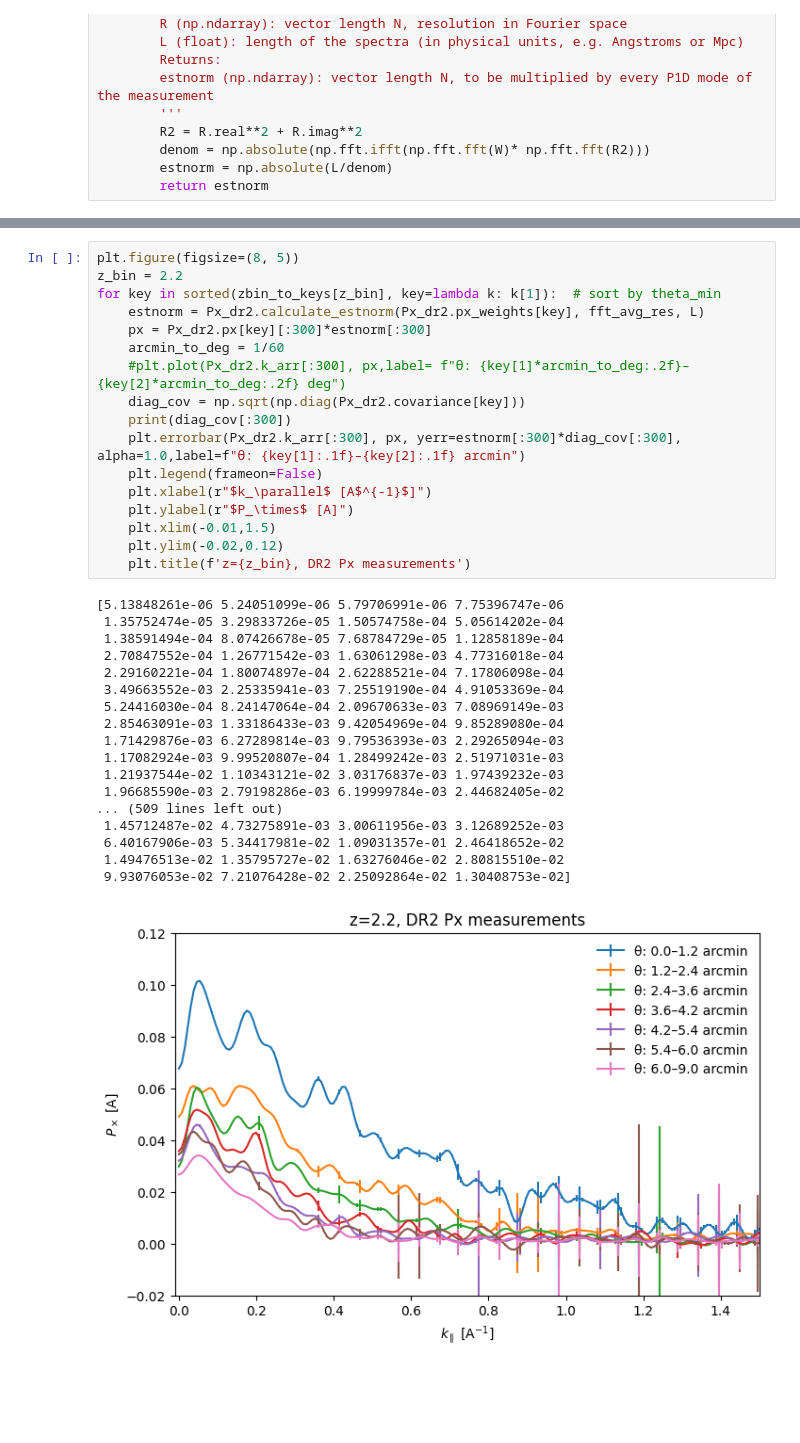
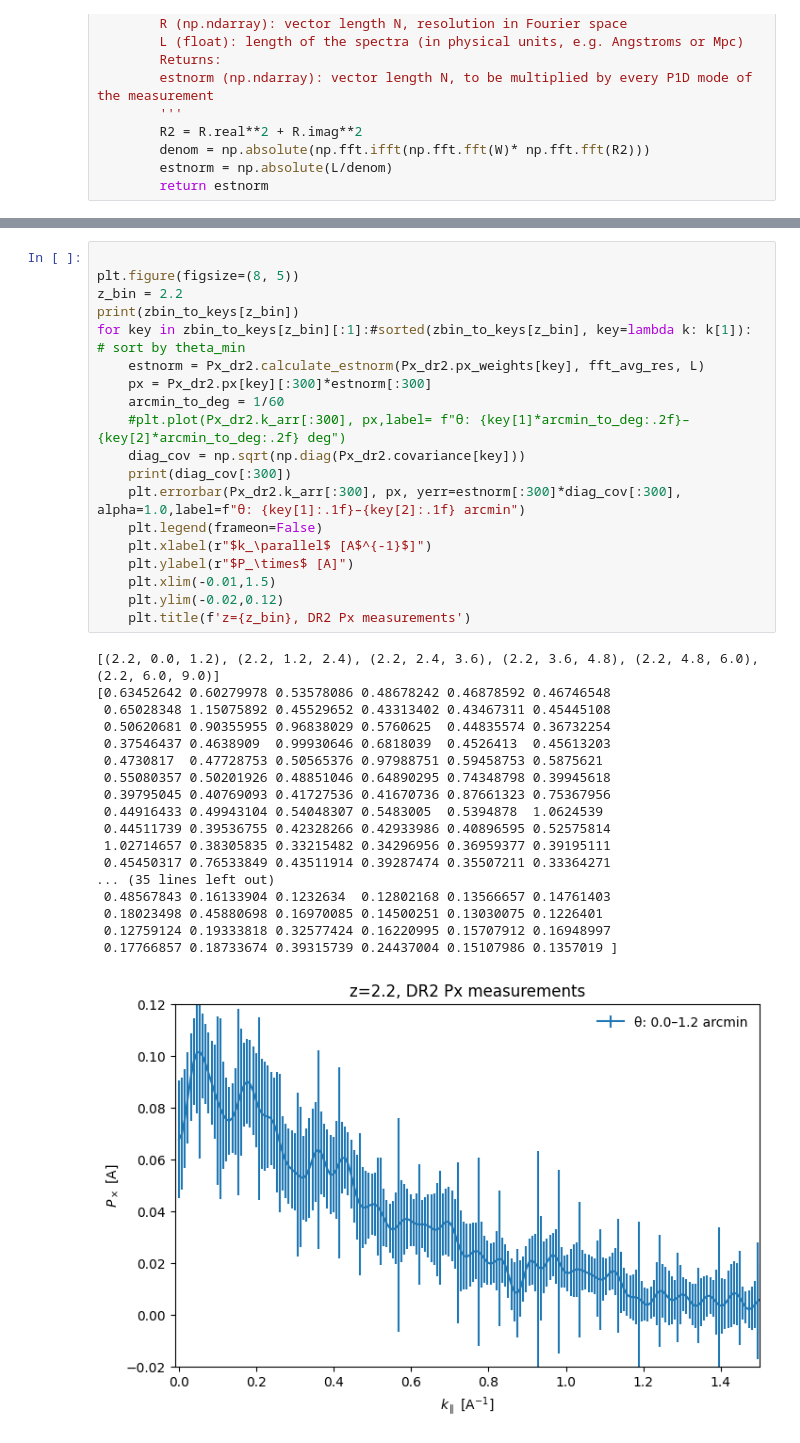
Before and after one commit to sindhusatyavolu/Lya_Px, a Jupyter notebook: notebooks/compare_Gaussian_skewers.ipynb, the cells around one changed output, grey strips where cells are left out. Saved outputs shown, nothing was run; the diff lists cells and outputs as text; blank space fills up the shorter version.

```diff
--- a/notebooks/compare_Gaussian_skewers.ipynb
+++ b/notebooks/compare_Gaussian_skewers.ipynb
@@ -428,36 +427,38 @@ Text(0.5, 1.0, 'Covariance matrix of Px measurements for z=2.2, θ=0–0.02 deg'
 # %%
+
 plt.figure(figsize=(8, 5))
 z_bin = 2.2
-for key in sorted(zbin_to_keys[z_bin], key=lambda k: k[1]):  # sort by theta_min
+print(zbin_to_keys[z_bin])
+for key in zbin_to_keys[z_bin][:1]:#sorted(zbin_to_keys[z_bin], key=lambda k: k[1]):  # sort by theta_min
     estnorm = Px_dr2.calculate_estnorm(Px_dr2.px_weights[key], fft_avg_res, L)
     px = Px_dr2.px[key][:300]*estnorm[:300]
     arcmin_to_deg = 1/60
     #plt.plot(Px_dr2.k_arr[:300], px,label= f"θ: {key[1]*arcmin_to_deg:.2f}–{key[2]*arcmin_to_deg:.2f} deg")
     diag_cov = np.sqrt(np.diag(Px_dr2.covariance[key]))
     print(diag_cov[:300])
     plt.errorbar(Px_dr2.k_arr[:300], px, yerr=estnorm[:300]*diag_cov[:300], alpha=1.0,label=f"θ: {key[1]:.1f}–{key[2]:.1f} arcmin")
     plt.legend(frameon=False)
     plt.xlabel(r"$k_\parallel$ [A$^{-1}$]")
     plt.ylabel(r"$P_\times$ [A]")
     plt.xlim(-0.01,1.5)
     plt.ylim(-0.02,0.12)
     plt.title(f'z={z_bin}, DR2 Px measurements')
 # %% [output]
-[5.13848261e-06 5.24051099e-06 5.79706991e-06 7.75396747e-06
- 1.35752474e-05 3.29833726e-05 1.50574758e-04 5.05614202e-04
- 1.38591494e-04 8.07426678e-05 7.68784729e-05 1.12858189e-04
- 2.70847552e-04 1.26771542e-03 1.63061298e-03 4.77316018e-04
- 2.29160221e-04 1.80074897e-04 2.62288521e-04 7.17806098e-04
- 3.49663552e-03 2.25335941e-03 7.25519190e-04 4.91053369e-04
- 5.24416030e-04 8.24147064e-04 2.09670633e-03 7.08969149e-03
- 2.85463091e-03 1.33186433e-03 9.42054969e-04 9.85289080e-04
- 1.71429876e-03 6.27289814e-03 9.79536393e-03 2.29265094e-03
- 1.17082924e-03 9.99520807e-04 1.28499242e-03 2.51971031e-03
- 1.21937544e-02 1.10343121e-02 3.03176837e-03 1.97439232e-03
- 1.96685590e-03 2.79198286e-03 6.19999784e-03 2.44682405e-02
-... (509 lines left out)
- 1.45712487e-02 4.73275891e-03 3.00611956e-03 3.12689252e-03
- 6.40167906e-03 5.34417981e-02 1.09031357e-01 2.46418652e-02
- 1.49476513e-02 1.35795727e-02 1.63276046e-02 2.80815510e-02
- 9.93076053e-02 7.21076428e-02 2.25092864e-02 1.30408753e-02]
+[(2.2, 0.0, 1.2), (2.2, 1.2, 2.4), (2.2, 2.4, 3.6), (2.2, 3.6, 4.8), (2.2, 4.8, 6.0), (2.2, 6.0, 9.0)]
+[0.63452642 0.60279978 0.53578086 0.48678242 0.46878592 0.46746548
+ 0.65028348 1.15075892 0.45529652 0.43313402 0.43467311 0.45445108
+ 0.50620681 0.90355955 0.96838029 0.5760625  0.44835574 0.36732254
+ 0.37546437 0.4638909  0.99930646 0.6818039  0.4526413  0.45613203
+ 0.4730817  0.47728753 0.50565376 0.97988751 0.59458753 0.5875621
+ 0.55080357 0.50201926 0.48851046 0.64890295 0.74348798 0.39945618
+ 0.39795045 0.40769093 0.41727536 0.41670736 0.87661323 0.75367956
+ 0.44916433 0.49943104 0.54048307 0.5483005  0.5394878  1.0624539
+ 0.44511739 0.39536755 0.42328266 0.42933986 0.40896595 0.52575814
+ 1.02714657 0.38305835 0.33215482 0.34296956 0.36959377 0.39195111
+ 0.45450317 0.76533849 0.43511914 0.39287474 0.35507211 0.33364271
+... (35 lines left out)
+ 0.48567843 0.16133904 0.1232634  0.12802168 0.13566657 0.14761403
+ 0.18023498 0.45880698 0.16970085 0.14500251 0.13030075 0.1226401
+ 0.12759124 0.19333818 0.32577424 0.16220995 0.15707912 0.16948997
+ 0.17766857 0.18733674 0.39315739 0.24437004 0.15107986 0.1357019 ]
-[figure, old version]
+[figure, new version]
```
Also changed, not shown: parts of 12 cells of this notebook, 4 other files.
